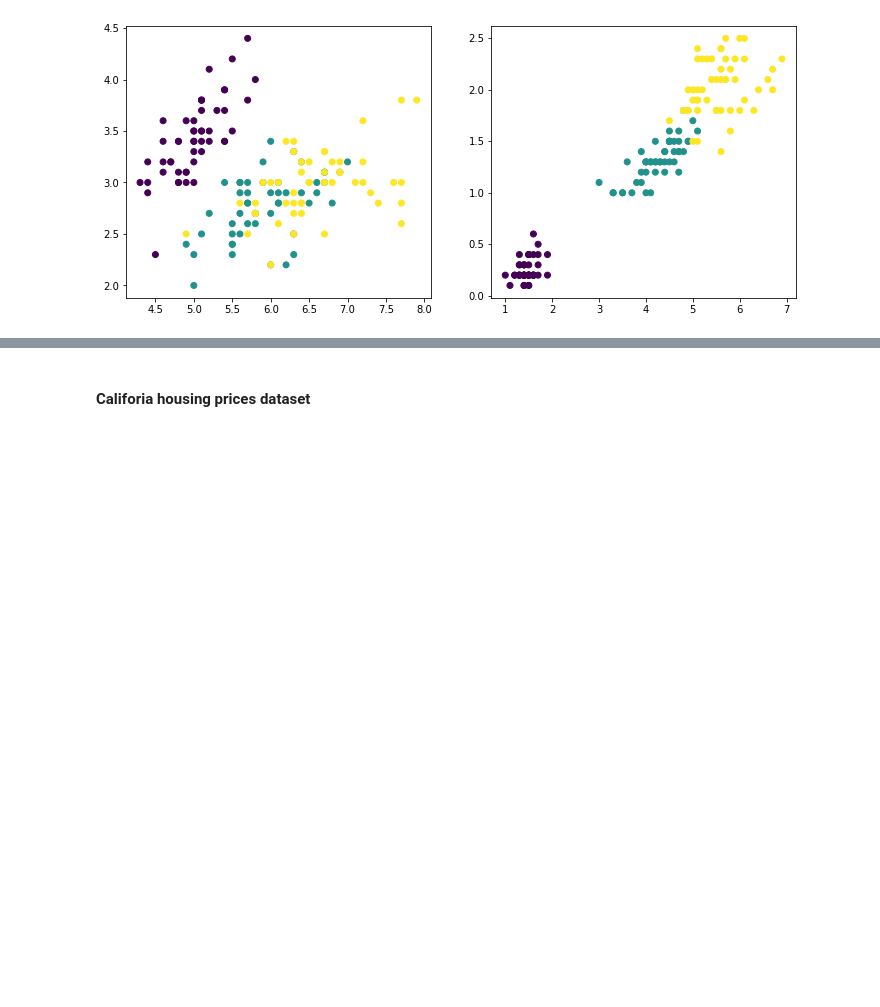
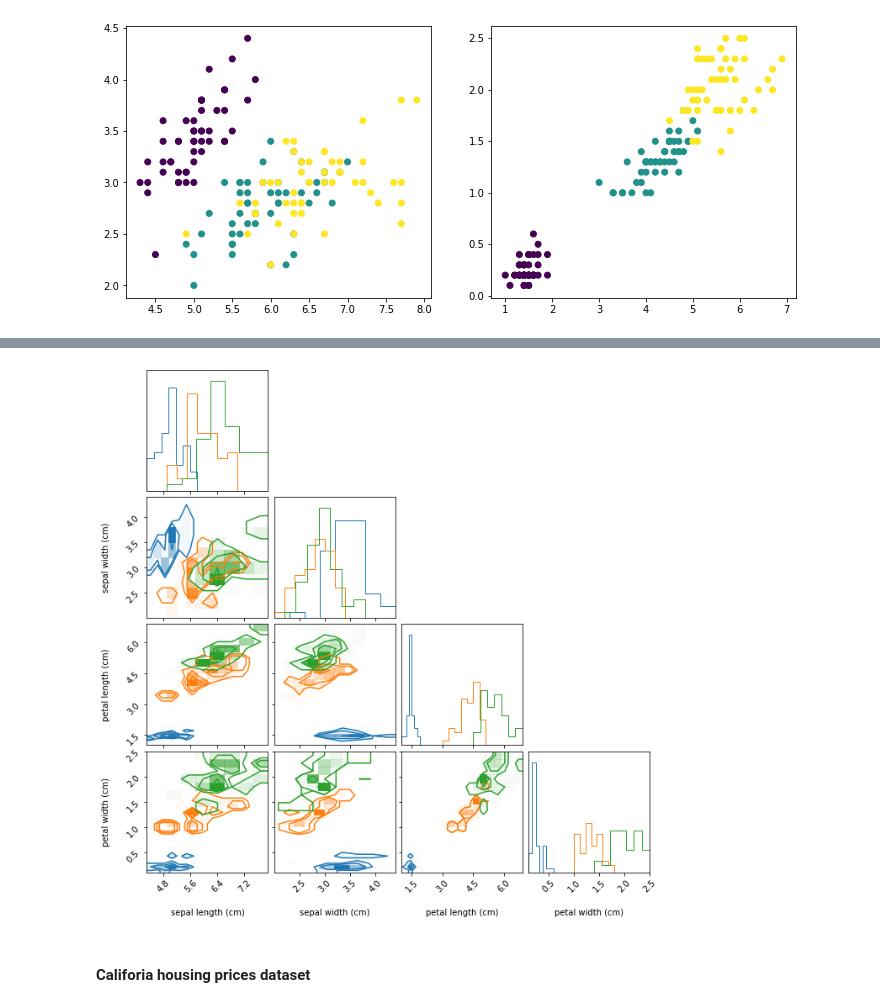
Before and after one commit to tomasplsek/AstroML, a Jupyter notebook: 03_sklearn2.ipynb, the cells around one changed output, grey strips where cells are left out. Drawn from its saved outputs; the diff is of its cells as text; code cells hidden in the pictures; blank space fills up the shorter version.

```diff
--- a/03_sklearn2.ipynb
+++ b/03_sklearn2.ipynb
@@ -175,0 +174,13 @@ corner.corner(iris)
+# %%
+df = pd.DataFrame(data=iris["data"],
+                  columns=iris["feature_names"])
+
+df_1 = df[iris["target"] == 0]
+df_2 = df[iris["target"] == 1]
+df_3 = df[iris["target"] == 2]
+
+kw = {"bins" : [7, 7, 7, 7]}
+fig = corner.corner(df_1, color="C0", **kw)
+corner.corner(df_2, fig=fig, color="C1", **kw)
+corner.corner(df_3, fig=fig, color="C2", **kw);
+# %% [output]
@@ -176,3 +195,4 @@ corner.corner(iris)
+[figure, added]
 # %% [markdown]
 #### **Califoria housing prices dataset**
 # %%
```
Also changed, not shown: parts of 15 cells of this notebook.
